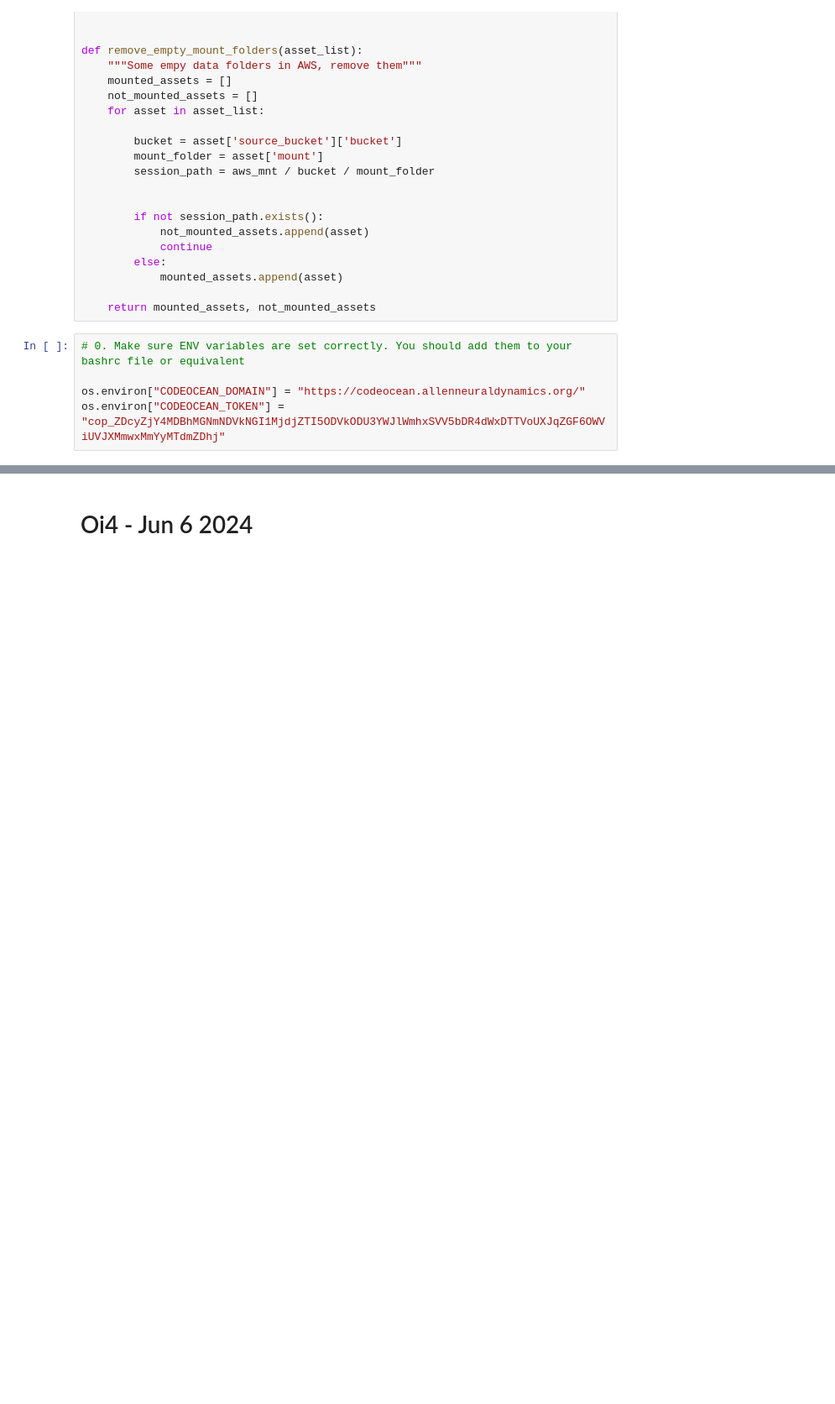
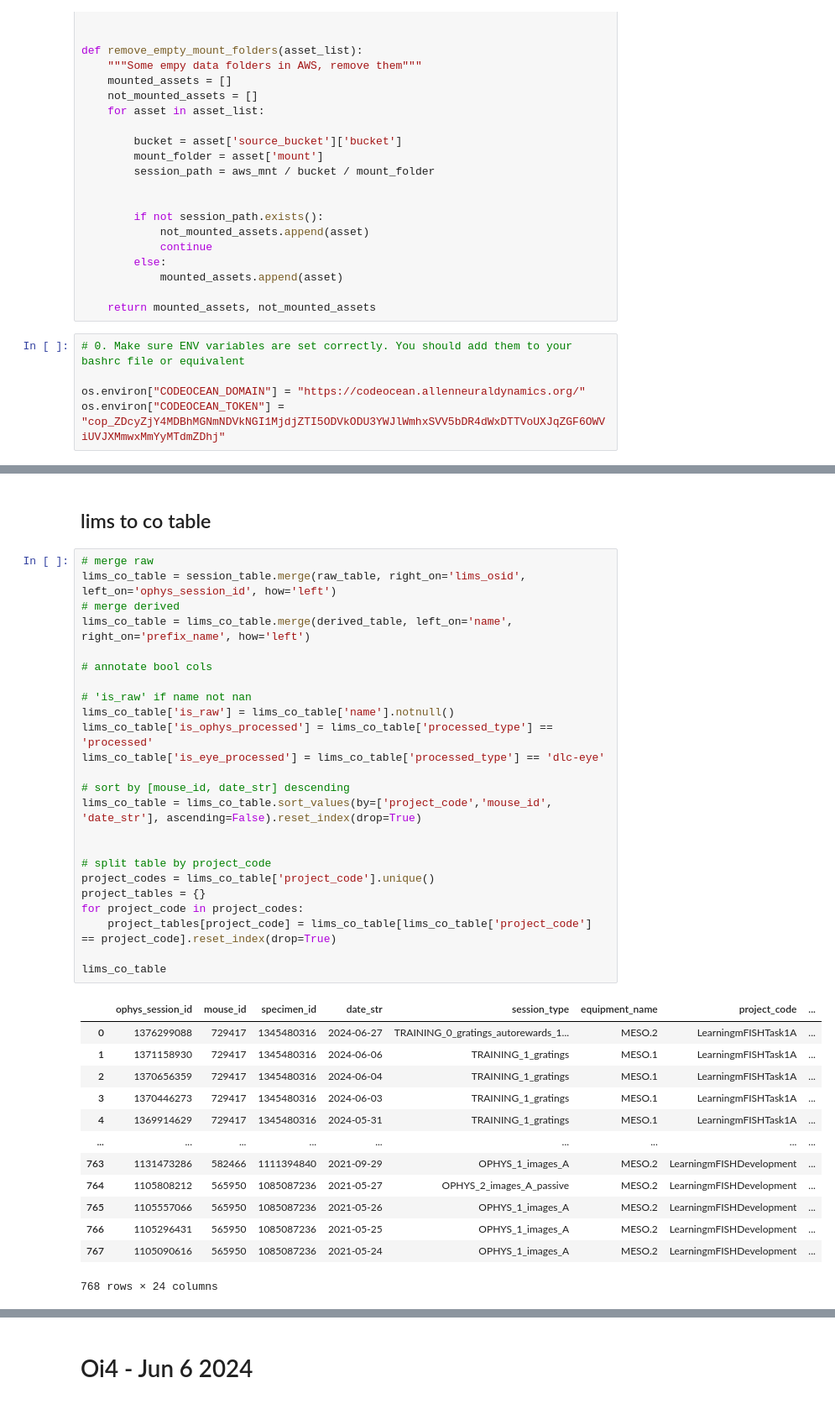
Before and after one commit to AllenNeuralDynamics/lamf-analysis, a Jupyter notebook: src/lamf_analysis/notebooks/Code-Ocean-Assets-on-AWS-compared-to-LIMS.ipynb, the cells around one changed output, grey strips where cells are left out. Shown at 84% size. Drawn from its saved outputs; the diff is of its cells as text; blank space fills up the shorter version.

```diff
--- a/src/lamf_analysis/notebooks/Code-Ocean-Assets-on-AWS-compared-to-LIMS.ipynb
+++ b/src/lamf_analysis/notebooks/Code-Ocean-Assets-on-AWS-compared-to-LIMS.ipynb
@@ -202,0 +205,40 @@ final_df[final_df.duplicated(subset='name', keep=False)]
+# %% [markdown]
+## lims to co table
+# %%
+# merge raw
+lims_co_table = session_table.merge(raw_table, right_on='lims_osid', left_on='ophys_session_id', how='left')
+# merge derived
+lims_co_table = lims_co_table.merge(derived_table, left_on='name', right_on='prefix_name', how='left')
+
+# annotate bool cols
+
+# 'is_raw' if name not nan
+lims_co_table['is_raw'] = lims_co_table['name'].notnull()
+lims_co_table['is_ophys_processed'] = lims_co_table['processed_type'] == 'processed'
+lims_co_table['is_eye_processed'] = lims_co_table['processed_type'] == 'dlc-eye'
+
+# sort by [mouse_id, date_str] descending
+lims_co_table = lims_co_table.sort_values(by=['project_code','mouse_id', 'date_str'], ascending=False).reset_index(drop=True)
+
+
+# split table by project_code
+project_codes = lims_co_table['project_code'].unique()
+project_tables = {}
+for project_code in project_codes:
+    project_tables[project_code] = lims_co_table[lims_co_table['project_code'] == project_code].reset_index(drop=True)
+
+lims_co_table
+# %% [output]
+|  | ophys_session_id | mouse_id | specimen_id | date_str | session_type | equipment_name | project_code | ... |
+| 0 | 1376299088 | 729417 | 1345480316 | 2024-06-27 | TRAINING_0_gratings_autorewards_1... | MESO.2 | LearningmFISHTask1A | ... |
+| 1 | 1371158930 | 729417 | 1345480316 | 2024-06-06 | TRAINING_1_gratings | MESO.1 | LearningmFISHTask1A | ... |
+| 2 | 1370656359 | 729417 | 1345480316 | 2024-06-04 | TRAINING_1_gratings | MESO.1 | LearningmFISHTask1A | ... |
+| 3 | 1370446273 | 729417 | 1345480316 | 2024-06-03 | TRAINING_1_gratings | MESO.1 | LearningmFISHTask1A | ... |
+| 4 | 1369914629 | 729417 | 1345480316 | 2024-05-31 | TRAINING_1_gratings | MESO.1 | LearningmFISHTask1A | ... |
+| ... | ... | ... | ... | ... | ... | ... | ... | ... |
+| 763 | 1131473286 | 582466 | 1111394840 | 2021-09-29 | OPHYS_1_images_A | MESO.2 | LearningmFISHDevelopment | ... |
+| 764 | 1105808212 | 565950 | 1085087236 | 2021-05-27 | OPHYS_2_images_A_passive | MESO.2 | LearningmFISHDevelopment | ... |
+| 765 | 1105557066 | 565950 | 1085087236 | 2021-05-26 | OPHYS_1_images_A | MESO.2 | LearningmFISHDevelopment | ... |
+| 766 | 1105296431 | 565950 | 1085087236 | 2021-05-25 | OPHYS_1_images_A | MESO.2 | LearningmFISHDevelopment | ... |
+| 767 | 1105090616 | 565950 | 1085087236 | 2021-05-24 | OPHYS_1_images_A | MESO.2 | LearningmFISHDevelopment | ... |
+768 rows × 24 columns
```
Also changed, not shown: parts of 10 cells of this notebook.
